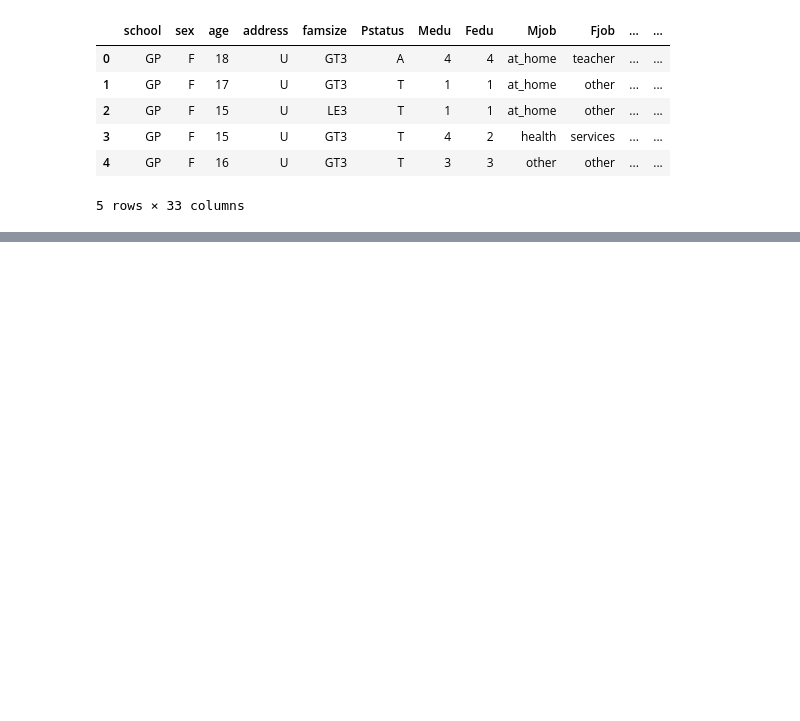
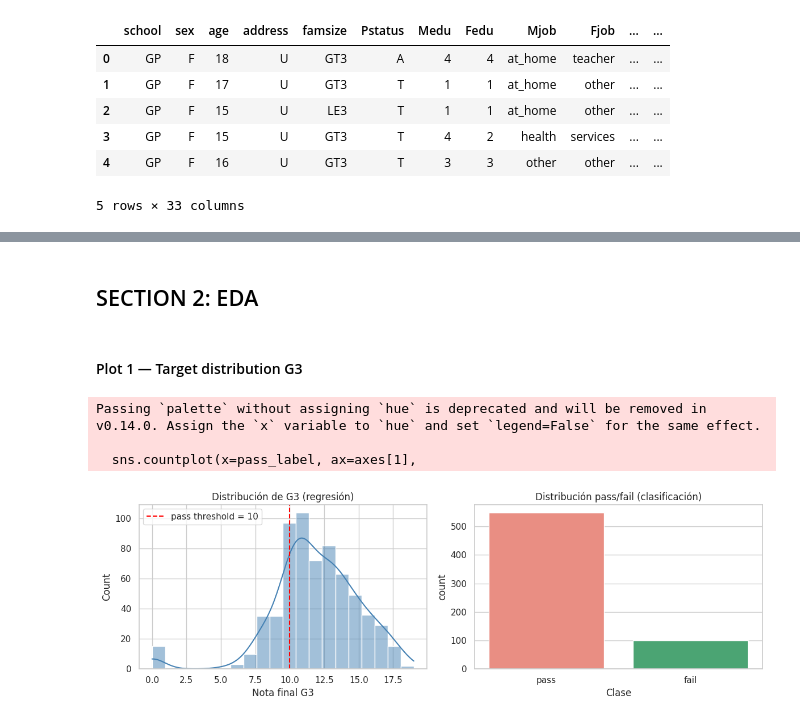
Before and after one commit to jonathanetitoo/Machine-Learning-6-SIN-A-Mar-Jul-2026, a Jupyter notebook: notebooks/main.ipynb, the cells around one changed output, grey strips where cells are left out. Cells and saved outputs as stored; diff of their text form; code cells hidden in the pictures; blank space fills up the shorter version.

```diff
--- a/notebooks/main.ipynb
+++ b/notebooks/main.ipynb
@@ -100,0 +123,28 @@ memory usage: 167.4 KB
+# %% [markdown]
+## SECTION 2: EDA
+# %% [markdown]
+#### Plot 1 — Target distribution G3
+# %%
+fig, axes = plt.subplots(1, 2, figsize=(12, 4))
+
+# Histograma de G3 (target continuo)
+sns.histplot(df['G3'], bins=20, kde=True, ax=axes[0], color='steelblue')
+axes[0].axvline(10, color='red', linestyle='--', label='pass threshold = 10')
+axes[0].set_title('Distribución de G3 (regresión)')
+axes[0].set_xlabel('Nota final G3')
+axes[0].legend()
+
+# Barras pass/fail (target binario)
+pass_label = (df['G3'] >= 10).map({True: 'pass', False: 'fail'})
+sns.countplot(x=pass_label, ax=axes[1],
+              palette=['salmon', 'mediumseagreen'])
+axes[1].set_title('Distribución pass/fail (clasificación)')
+axes[1].set_xlabel('Clase')
+
+plt.tight_layout()
+plt.show()
+# %% [output]
+Passing `palette` without assigning `hue` is deprecated and will be removed in v0.14.0. Assign the `x` variable to `hue` and set `legend=False` for the same effect.
+
+  sns.countplot(x=pass_label, ax=axes[1],
+[figure, added]
```
Also changed, not shown: parts of 12 cells of this notebook.
